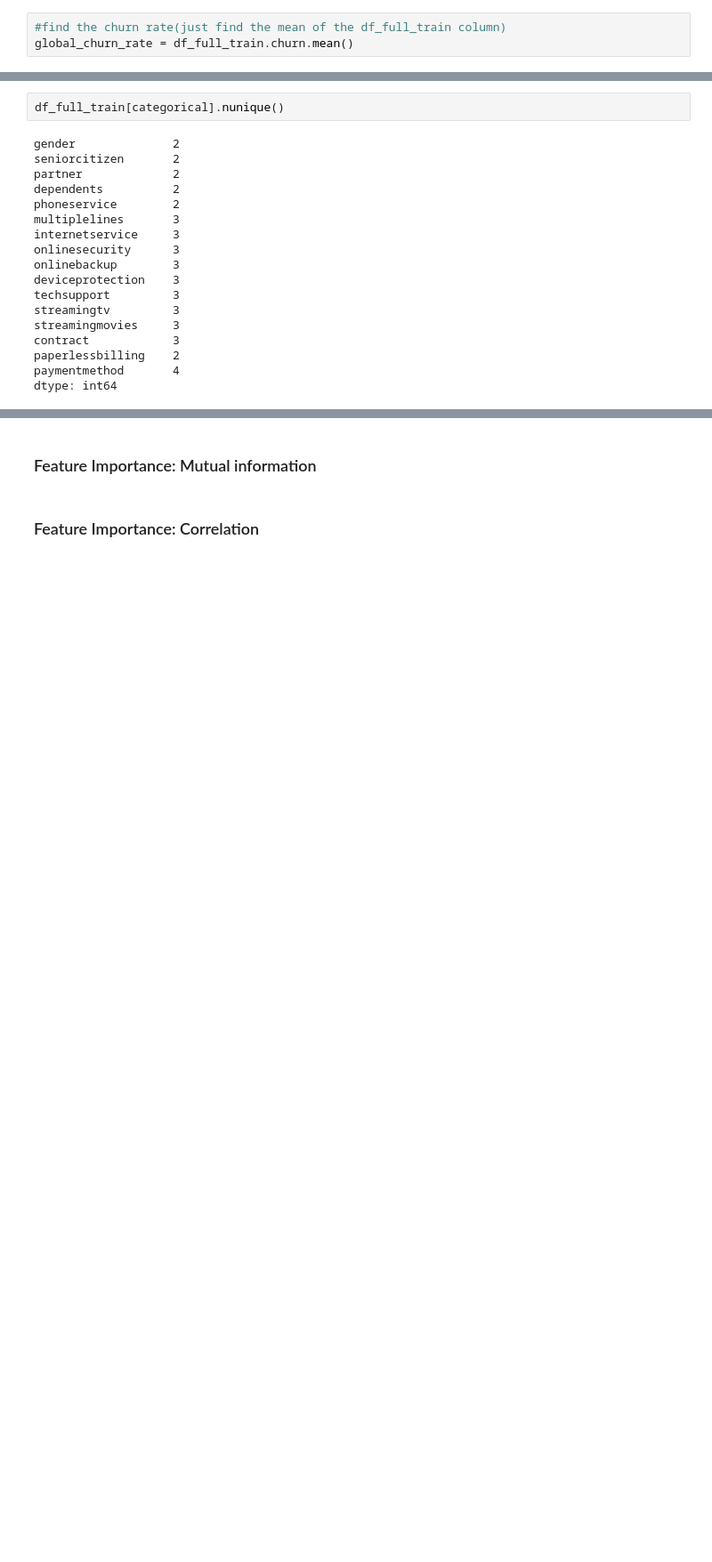
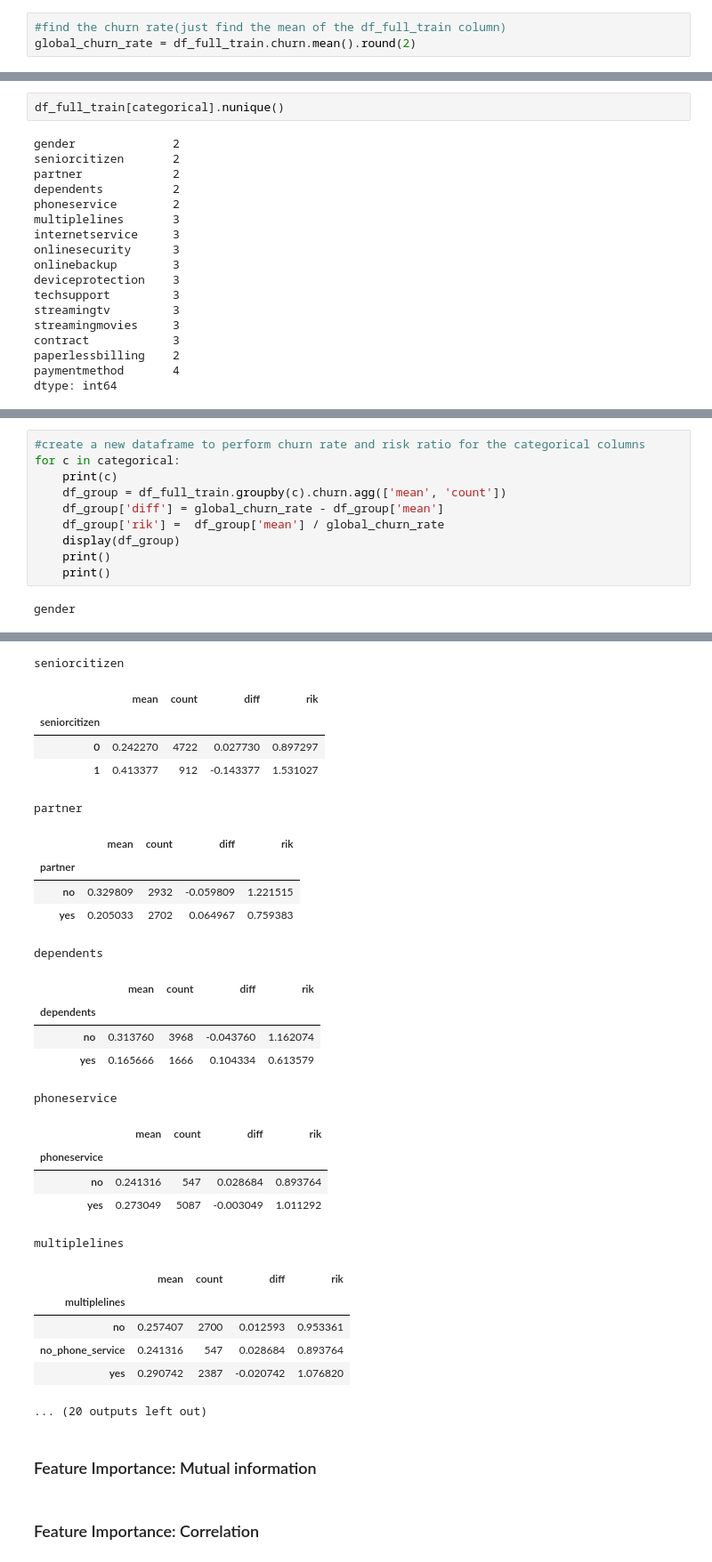
Before and after one commit to sam47-asfaw/ml_zoomcamp, a Jupyter notebook: 03-classification/03-classification.ipynb, the cells around one changed output, grey strips where cells are left out. Shown: that part at 89% size. Drawn from its saved outputs; the diff is of its cells as text; blank space fills up the shorter version.

```diff
--- a/03-classification/03-classification.ipynb
+++ b/03-classification/03-classification.ipynb
@@ -240,5 +240,5 @@ df_full_train.churn.value_counts(normalize=True)
 Name: churn, dtype: float64
 # %%
 #find the churn rate(just find the mean of the df_full_train column)
-global_churn_rate = df_full_train.churn.mean()
+global_churn_rate = df_full_train.churn.mean().round(2)
 # %%
@@ -289,0 +354,12 @@ dtype: int64
+# %%
+#create a new dataframe to perform churn rate and risk ratio for the categorical columns
+for c in categorical:
+    print(c)
+    df_group = df_full_train.groupby(c).churn.agg(['mean', 'count'])
+    df_group['diff'] = global_churn_rate - df_group['mean']
+    df_group['rik'] =  df_group['mean'] / global_churn_rate
+    display(df_group)
+    print()
+    print()
+# %% [output]
+gender
@@ -290,3 +370,30 @@ dtype: int64
+seniorcitizen
+|  | mean | count | diff | rik |
+| seniorcitizen |  |  |  |  |
+| 0 | 0.242270 | 4722 | 0.027730 | 0.897297 |
+| 1 | 0.413377 | 912 | -0.143377 | 1.531027 |
+partner
+|  | mean | count | diff | rik |
+| partner |  |  |  |  |
+| no | 0.329809 | 2932 | -0.059809 | 1.221515 |
+| yes | 0.205033 | 2702 | 0.064967 | 0.759383 |
+dependents
+|  | mean | count | diff | rik |
+| dependents |  |  |  |  |
+| no | 0.313760 | 3968 | -0.043760 | 1.162074 |
+| yes | 0.165666 | 1666 | 0.104334 | 0.613579 |
+phoneservice
+|  | mean | count | diff | rik |
+| phoneservice |  |  |  |  |
+| no | 0.241316 | 547 | 0.028684 | 0.893764 |
+| yes | 0.273049 | 5087 | -0.003049 | 1.011292 |
+multiplelines
+|  | mean | count | diff | rik |
+| multiplelines |  |  |  |  |
+| no | 0.257407 | 2700 | 0.012593 | 0.953361 |
+| no_phone_service | 0.241316 | 547 | 0.028684 | 0.893764 |
+| yes | 0.290742 | 2387 | -0.020742 | 1.076820 |
+... (20 outputs left out)
 # %% [markdown]
 ### Feature Importance: Mutual information
 # %% [markdown]
```
Also changed, not shown: parts of 17 cells of this notebook.
